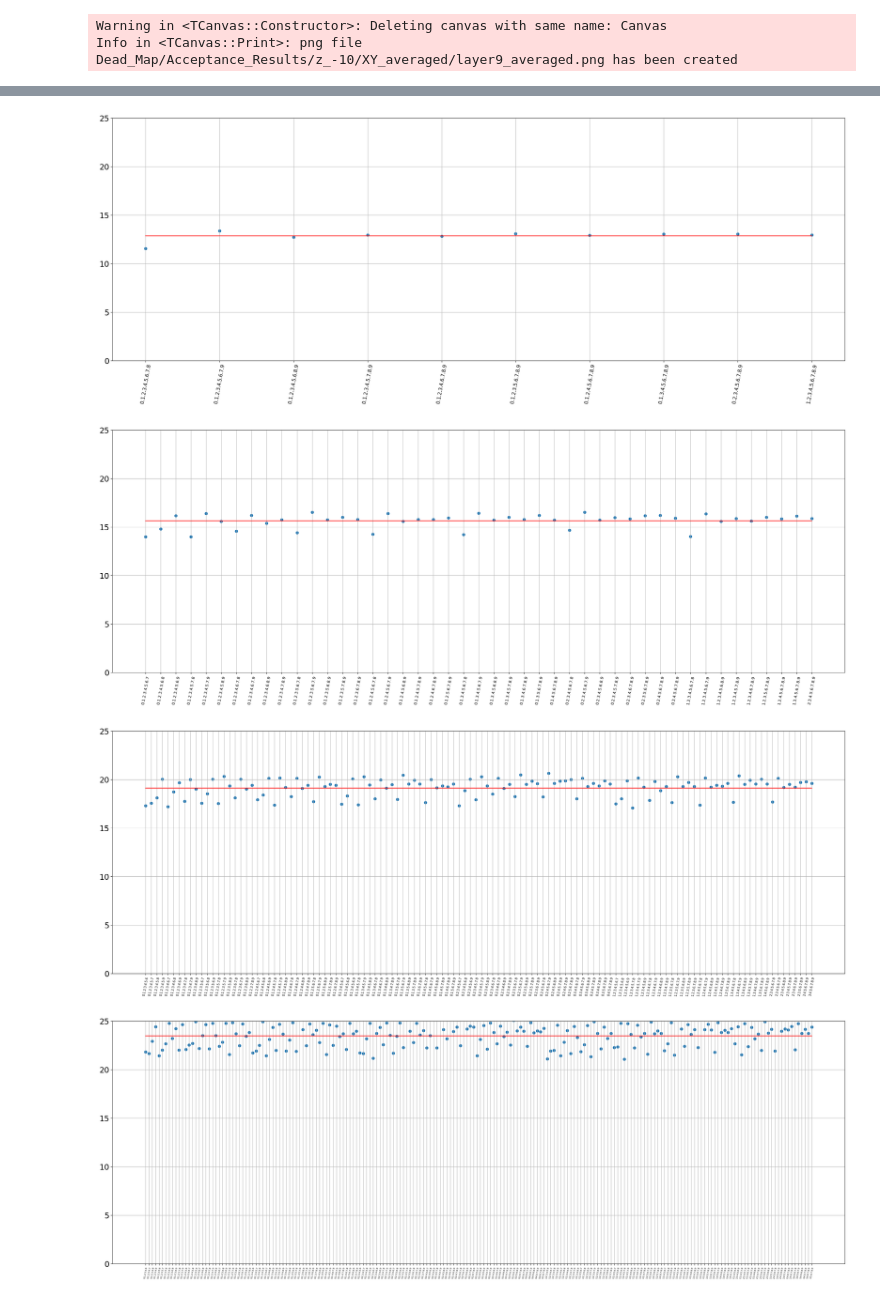
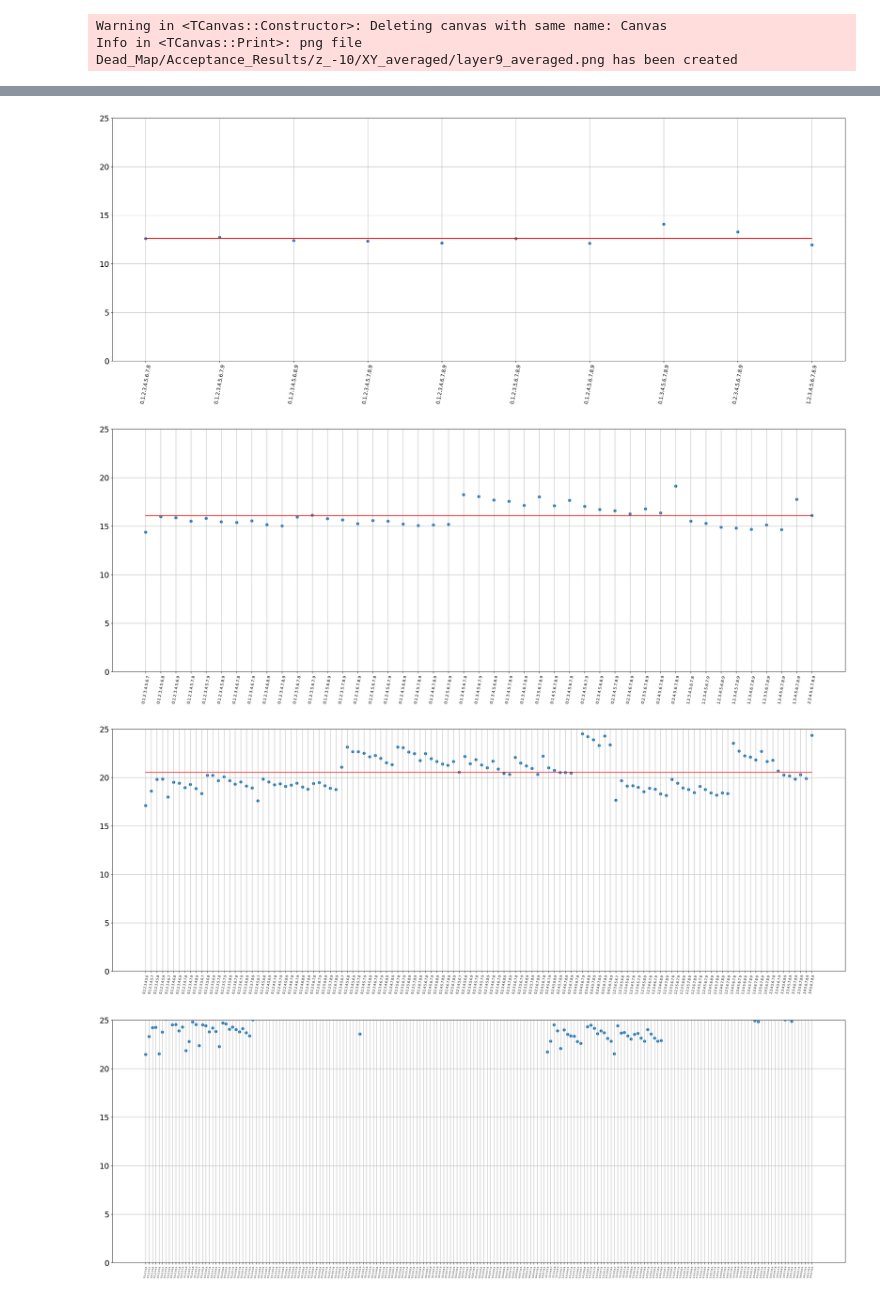
Before and after one commit to abbassareini/MFT_Acceptance, a Jupyter notebook: Acceptance_Computation_abbas.ipynb, the cells around one changed output, grey strips where cells are left out. Drawn from its saved outputs; the diff is of its cells as text; code cells hidden in the pictures.

Commit message:
Update Acceptance_Computation_abbas.ipynb with latest pipeline run

```diff
--- a/Acceptance_Computation_abbas.ipynb
+++ b/Acceptance_Computation_abbas.ipynb
@@ -621,42 +615,41 @@ def DrawPeffVsConfigs(zIP=0):
         for config in Configs:
             Config_Name = '/Config_' + '_'.join(layer[5] for layer in config)
             Config_Label = '.'.join(layer[5] for layer in config)
-            Config_Path = f"Acceptance_Dataframes/z_{zIP}/{NbL}_Clusters/{Config_Name}.txt"
-
+            Config_Path = f"Dead_Map/Acceptance_Dataframes/z_{zIP}/{NbL}_Clusters/{Config_Name}.txt"
             Config_Labels.append(Config_Label)
 
             Peff_List = []
 
             with open(Config_Path, 'r') as file:
                 # Skip the header line
                 next(file)
 
                 for line in file:
                     parts = line.strip().split('\t')
                     Peff = float(parts[-1])
                     Peff_List.append(Peff)
 
             Config_Acceptance.append(np.mean(Peff_List))
         plt.scatter(Config_Labels, Config_Acceptance)
         plt.plot(Config_Labels, np.ones(len(Config_Labels))*np.mean(Config_Acceptance), color='red',
                           label='Mean')
         '''
         axs[i].scatter(Config_Labels, Config_Acceptance)
         axs[i].plot(Config_Labels, np.ones(len(Config_Labels))*np.mean(Config_Acceptance), color='red',
                           label='Mean')
         '''
         '''axs[row, col].scatter(Config_Labels, Config_Acceptance)
         axs[row, col].plot(Config_Labels, np.ones(len(Config_Labels))*np.mean(Config_Acceptance), color='red',
                           label='Mean')'''
 
         CreateDirectory(f"Acceptance_Results/z_{zIP}/")
         plt.savefig(f"Acceptance_Results/z_{zIP}/Config_Studies_NbL_{NbL}.jpg")
 
     plt.close()
-DrawPeffVsConfigs(-5)
+DrawPeffVsConfigs(0)
 # %% [output]
 [figure]
-[figure, old version]
+[figure, new version]
-[figure, old version]
+[figure, new version]
-[figure, old version]
+[figure, new version]
-[figure, old version]
+[figure, new version]
```
Also changed, not shown: parts of 5 cells of this notebook.
